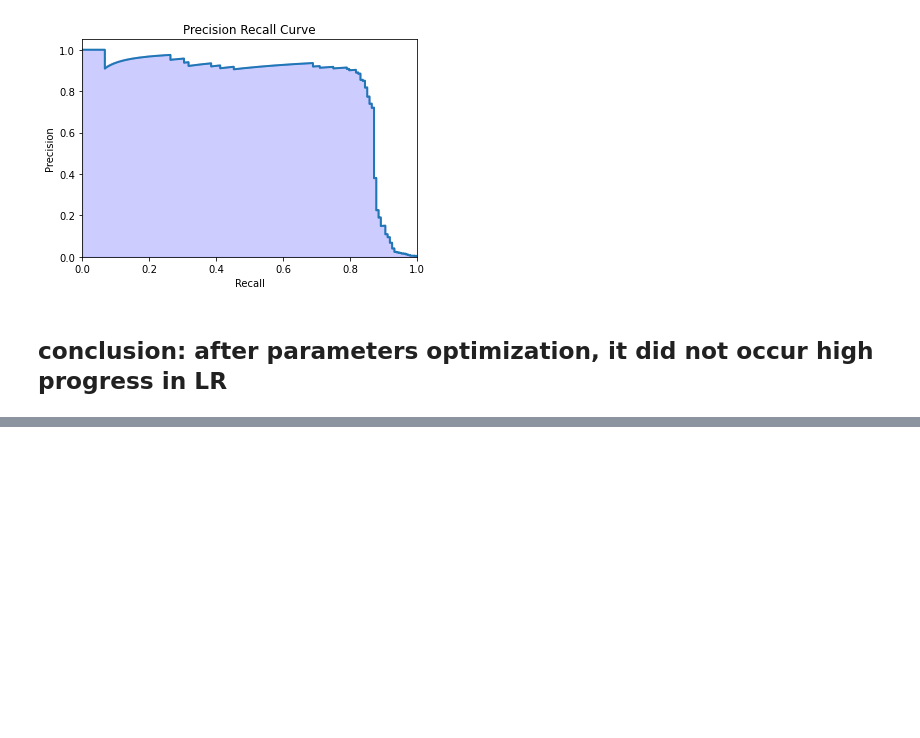
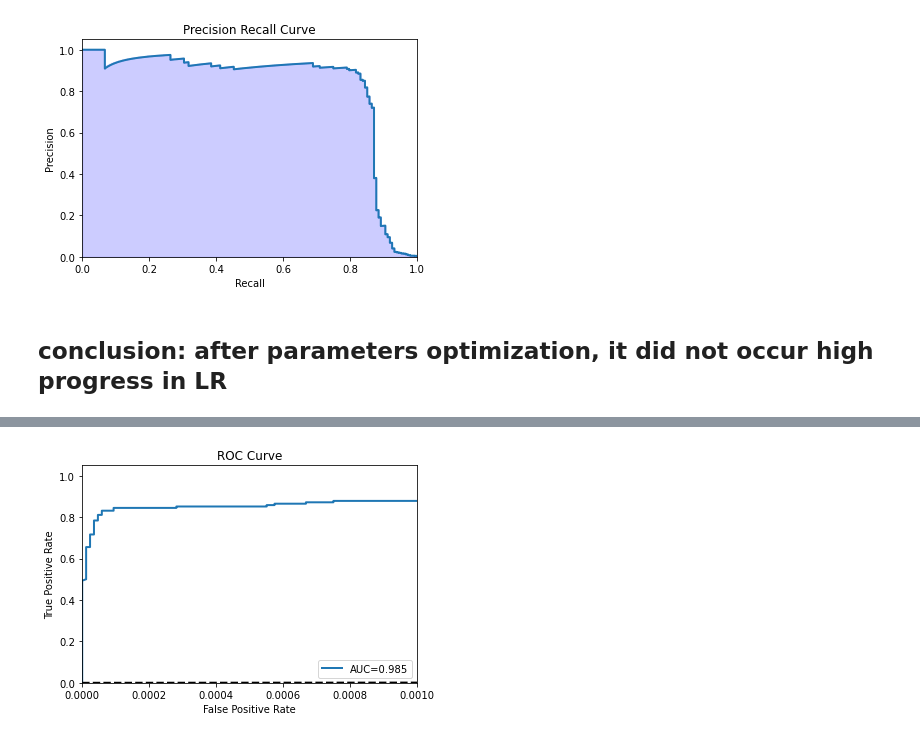
Before and after one commit to DuanLee2520/creditCardFraud, a Jupyter notebook: CCFraud.ipynb, the cells around one changed output, grey strips where cells are left out. Cells and saved outputs as stored; diff of their text form; code cells hidden in the pictures; blank space fills up the shorter version.

```diff
--- a/CCFraud.ipynb
+++ b/CCFraud.ipynb
@@ -368,0 +393,5 @@ Accuracy= 97.479%
+# %%
+fpr,tpr,t=roc_curve(y_test,y_score)
+plot_roc()
+# %% [output]
+[figure, added]
```
Also changed, not shown: parts of 29 cells of this notebook.
